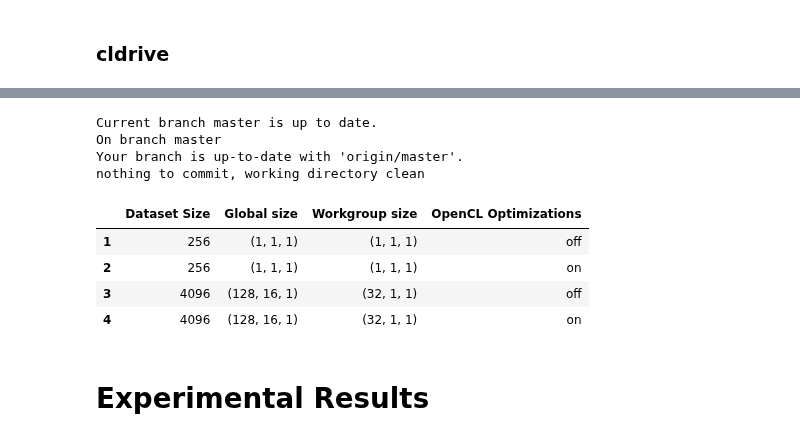
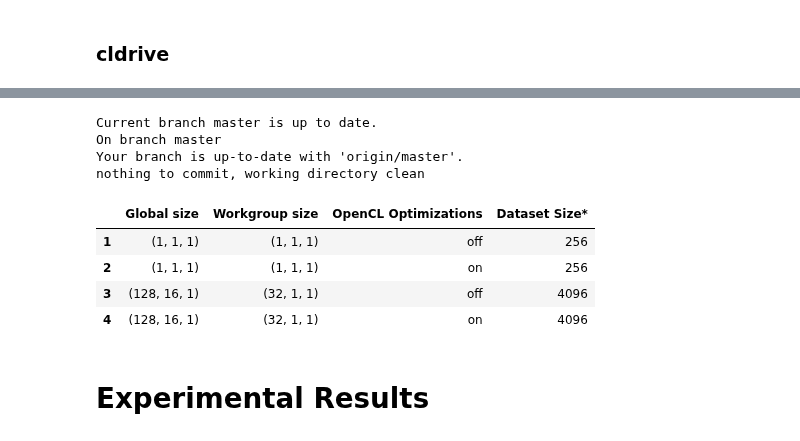
Before and after one commit to ChrisCummins/phd, a Jupyter notebook: difftest/Difftest Results.ipynb, the cells around one changed output, grey strips where cells are left out. Cells and saved outputs as stored; diff of their text form; code cells hidden in the pictures.

```diff
--- a/difftest/Difftest Results.ipynb
+++ b/difftest/Difftest Results.ipynb
@@ -170,25 +179,25 @@ cldrive_params
 # %%
 # push LaTex to Overleaf
 !cd ~/docs/paper-project_b/ && git pull --rebase
 data = []
 for param in q:
-    data.append([param.size, param.gsize, param.lsize, param.optimizations_on_off])
+    data.append([param.gsize, param.lsize, param.optimizations_on_off, param.size])
 table = pd.DataFrame(data, index=range(1, len(data)+1), columns=[
-    "Dataset Size", "Global size", "Workgroup size", "OpenCL Optimizations"])
+    "Global size", "Workgroup size", "OpenCL Optimizations", "Dataset Size*"])
 with open(os.path.expanduser("~/docs/paper-project_b/build/tab/cldrive-params.tex"), "w") as outfile:
     table.to_latex(buf=outfile)
 !cd ~/docs/paper-project_b/build && git add . && git commit -m "auto: build/tab/cldrive-params.tex" && git push
 table
 # %% [output]
 Current branch master is up to date.
 On branch master
 Your branch is up-to-date with 'origin/master'.
 nothing to commit, working directory clean
-|  | Dataset Size | Global size | Workgroup size | OpenCL Optimizations |
-| 1 | 256 | (1, 1, 1) | (1, 1, 1) | off |
-| 2 | 256 | (1, 1, 1) | (1, 1, 1) | on |
-| 3 | 4096 | (128, 16, 1) | (32, 1, 1) | off |
-| 4 | 4096 | (128, 16, 1) | (32, 1, 1) | on |
+|  | Global size | Workgroup size | OpenCL Optimizations | Dataset Size* |
+| 1 | (1, 1, 1) | (1, 1, 1) | off | 256 |
+| 2 | (1, 1, 1) | (1, 1, 1) | on | 256 |
+| 3 | (128, 16, 1) | (32, 1, 1) | off | 4096 |
+| 4 | (128, 16, 1) | (32, 1, 1) | on | 4096 |
 # %% [markdown]
 # Experimental Results
 # %% [markdown]
```
Also changed, not shown: parts of 22 cells of this notebook.
